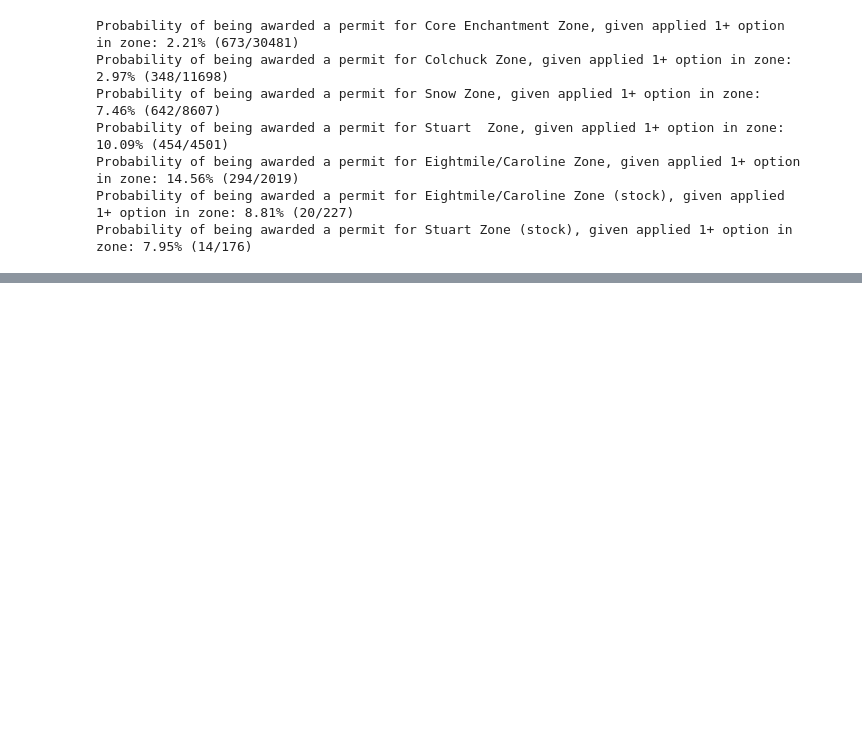
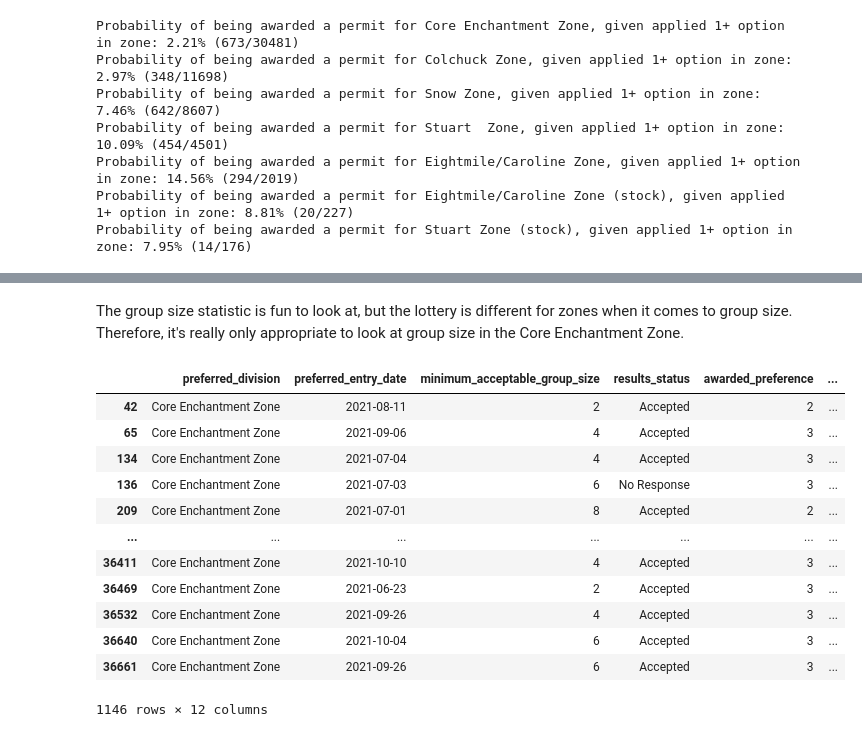
Before and after one commit to jarrett-retz-tech-services/enchantments_lottery, a Jupyter notebook: analysis.ipynb, the cells around one changed output, grey strips where cells are left out. Drawn from its saved outputs; the diff is of its cells as text; code cells hidden in the pictures; blank space fills up the shorter version.

```diff
--- a/analysis.ipynb
+++ b/analysis.ipynb
@@ -306,0 +546,8 @@ Probability of being awarded a permit for Stuart Zone (stock), given applied 1+
+# %%
+# Add the day of the week columns based on preferred entry date
+df_split["preferred_entry_date" + "_day"] = df_split[
+    "preferred_entry_date"
+].dt.day_name()
+
+# Check the data
+df_split.head()
@@ -306,0 +574,23 @@ Probability of being awarded a permit for Stuart Zone (stock), given applied 1+
+# %%
+# Drop rows where the preferred option is greater than the awarded preferrence
+# because we KNOW the lottery didn't have a chance to look at these entries
+
+# Actually, maybe we should just leave all the entries
+
+# preferred_option_greater_than_awarded = (df_split["preferred_option"] > df_split["awarded_preference"])
+awarded_preference_greater_than_0 = df_split["awarded_preference"] > 0
+# df_split = df_split[preferred_option_greater_than_awarded & awarded_preference_greater_than_0]
+# %%
+# Create a datatframe of the values we KNOW were skipped during
+# the lottery process because the preference could not be accomodated.
+
+# Find where the preferred option was less than the awarded preference
+preferred_option_less_than_awarded_option = (
+    df_split["preferred_option"] < df_split["awarded_preference"]
+)
+
+df_split_skipped = df_split[
+    awarded_preference_greater_than_0 & preferred_option_less_than_awarded_option
+].copy()
+
+df_split_skipped["preferred_division"].value_counts()
@@ -337,0 +830,25 @@ Next we'll want take a look:
+# %% [markdown]
+The group size statistic is fun to look at, but the lottery is different for zones when it comes to group size. Therefore, it's really only appropriate to look at group size in the Core Enchantment Zone.
+# %%
+# Next look at these same statistics but for the Core Enchantment Zone
+split_core_zone_filter = (
+    df_split_skipped["preferred_division"] == "Core Enchantment Zone"
+)
+
+df_split_skipped_core_zone = df_split_skipped[split_core_zone_filter]
+
+df_split_skipped_core_zone
+# %% [output]
+|  | preferred_division | preferred_entry_date | minimum_acceptable_group_size | results_status | awarded_preference | ... |
+| 42 | Core Enchantment Zone | 2021-08-11 | 2 | Accepted | 2 | ... |
+| 65 | Core Enchantment Zone | 2021-09-06 | 4 | Accepted | 3 | ... |
+| 134 | Core Enchantment Zone | 2021-07-04 | 4 | Accepted | 3 | ... |
+| 136 | Core Enchantment Zone | 2021-07-03 | 6 | No Response | 3 | ... |
+| 209 | Core Enchantment Zone | 2021-07-01 | 8 | Accepted | 2 | ... |
+| ... | ... | ... | ... | ... | ... | ... |
+| 36411 | Core Enchantment Zone | 2021-10-10 | 4 | Accepted | 3 | ... |
+| 36469 | Core Enchantment Zone | 2021-06-23 | 2 | Accepted | 3 | ... |
+| 36532 | Core Enchantment Zone | 2021-09-26 | 4 | Accepted | 3 | ... |
+| 36640 | Core Enchantment Zone | 2021-10-04 | 6 | Accepted | 3 | ... |
+| 36661 | Core Enchantment Zone | 2021-09-26 | 6 | Accepted | 3 | ... |
+1146 rows × 12 columns
```
Also changed, not shown: parts of 73 cells of this notebook.
